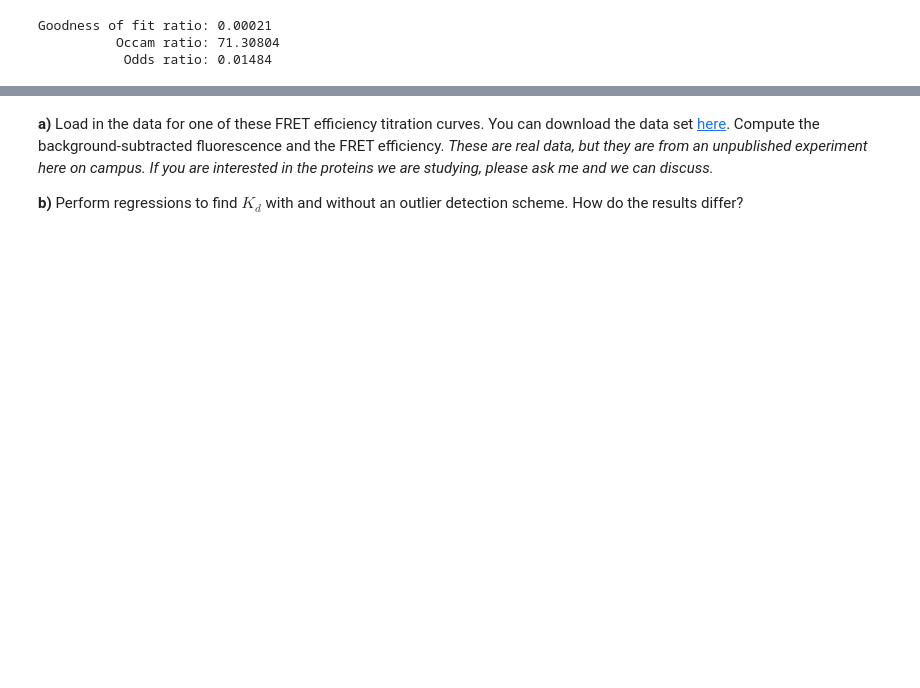
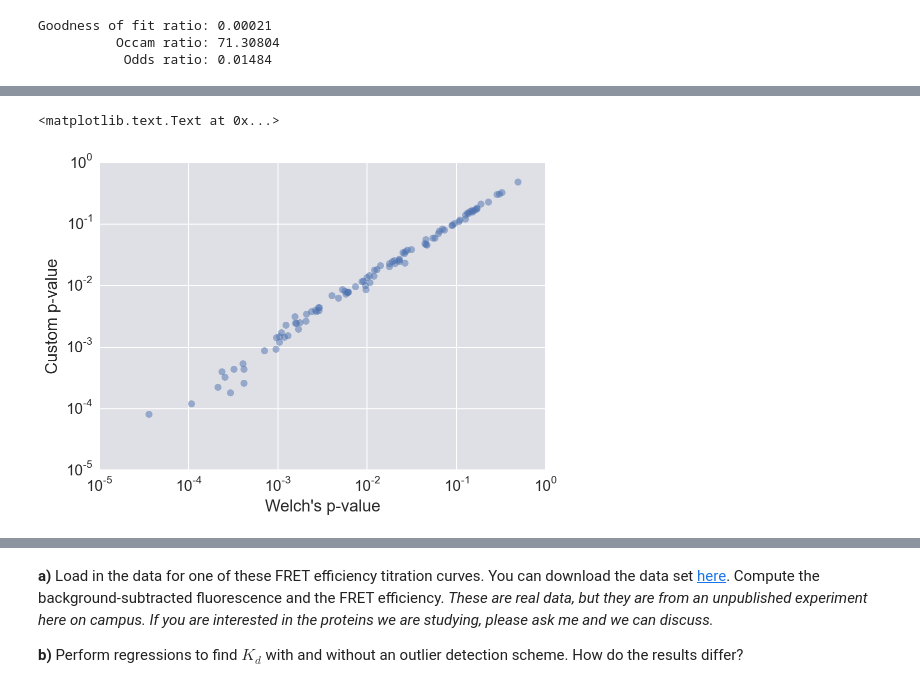
Before and after one commit to justinbois/bebi103, a Jupyter notebook: homework/hw5_solution.ipynb, the cells around one changed output, grey strips where cells are left out. Cells and saved outputs as stored; diff of their text form; code cells hidden in the pictures; blank space fills up the shorter version.

```diff
--- a/homework/hw5_solution.ipynb
+++ b/homework/hw5_solution.ipynb
@@ -780,0 +822,7 @@ for i in range(n_new_data):
+# %%
+plt.loglog(welch_p_values, p_values, 'o', alpha=0.5)
+plt.xlabel('Welch\'s p-value')
+plt.ylabel('Custom p-value')
+# %% [output]
+<matplotlib.text.Text at 0x...>
+[figure, added]
```
Also changed, not shown: parts of 83 cells of this notebook.
